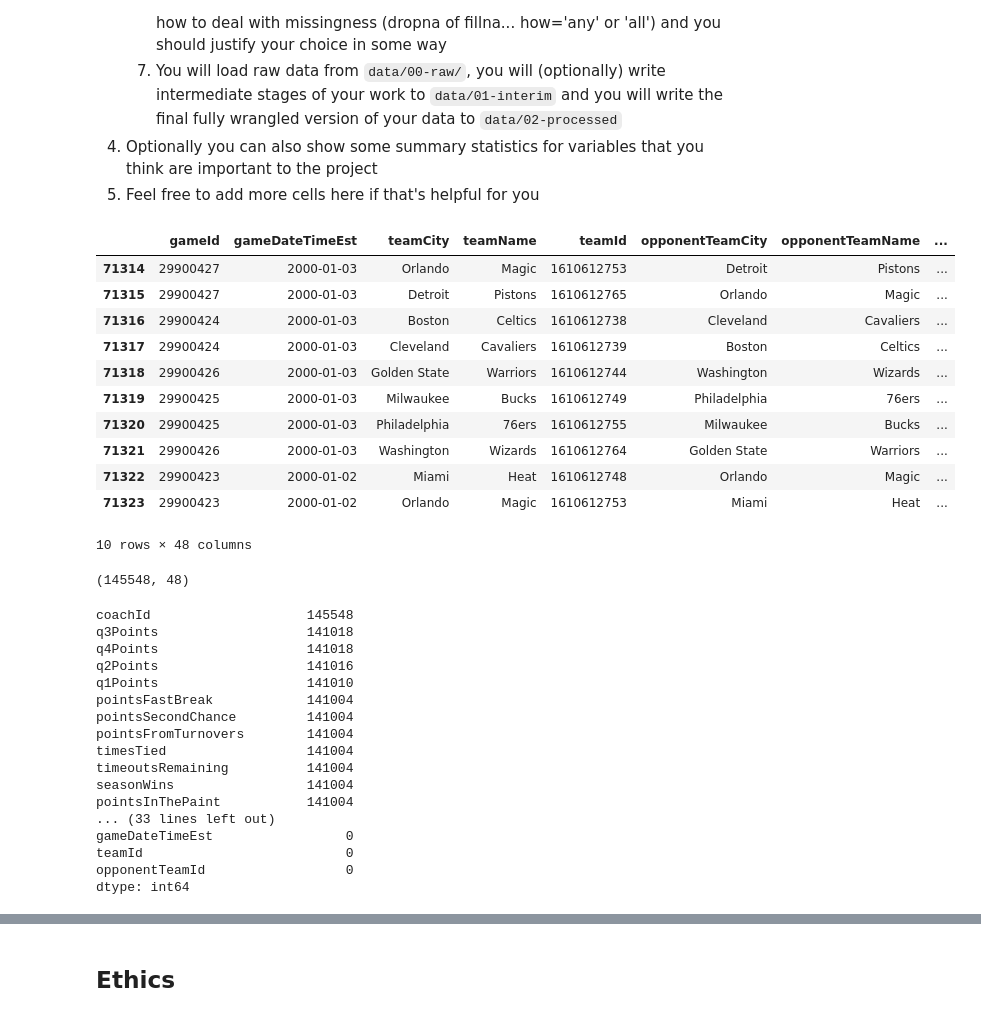
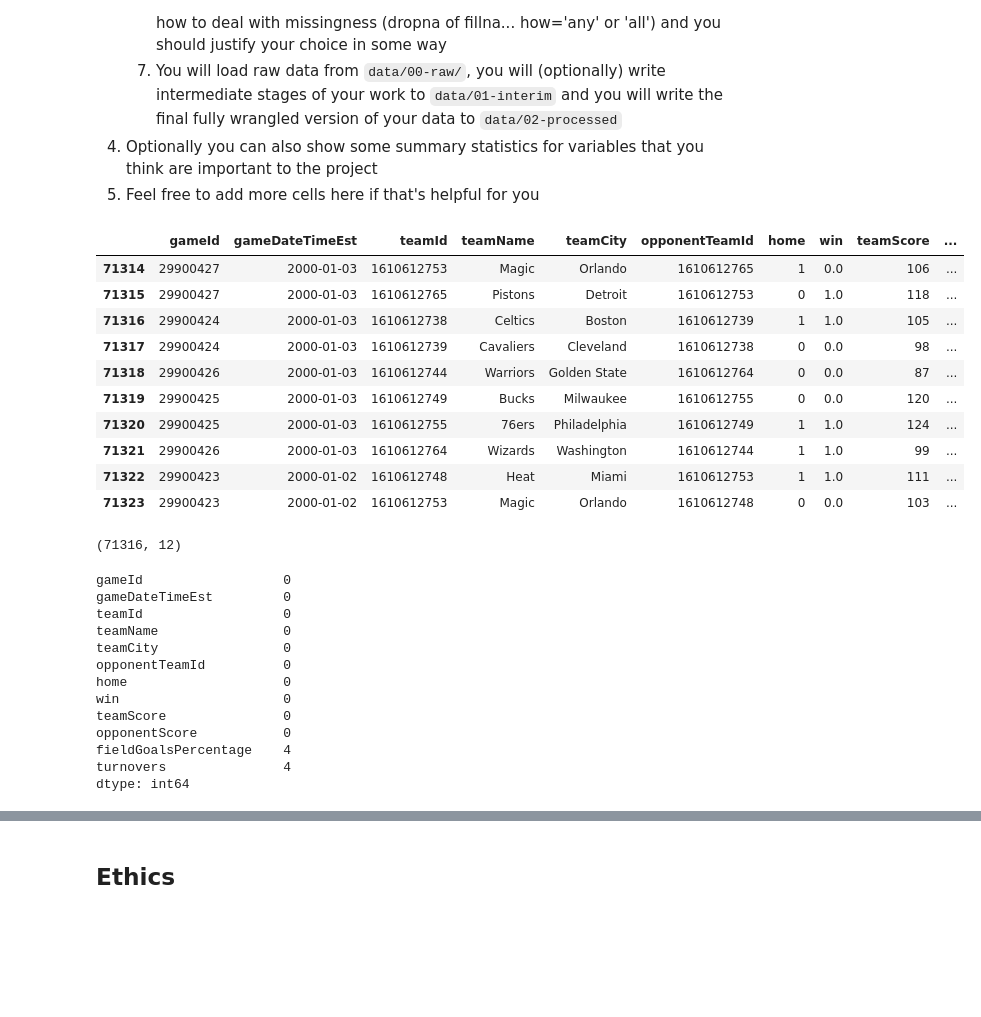
Before and after one commit to COGS108/Group052_WI26, a Jupyter notebook: 01-DataCheckpoint.ipynb, the cells around one changed output, grey strips where cells are left out. Drawn from its saved outputs; the diff is of its cells as text; code cells hidden in the pictures; blank space fills up the shorter version.

Commit message:
Finished TeamStatistics cleaning and data overview

```diff
--- a/01-DataCheckpoint.ipynb
+++ b/01-DataCheckpoint.ipynb
@@ -155,59 +168,73 @@ Instructions:
 # %%
 ## YOUR CODE TO LOAD/CLEAN/TIDY/WRANGLE THE DATA GOES HERE
 import pandas as pd
 import numpy as np
 
 tstats_df = pd.read_csv('TeamStatistics.csv')
 
 # Removes entries with NaN in "teamCity" column, effectively removing any
 # non-regular NBA games, like All-Star games.
 tstats_df = tstats_df.dropna(subset=["teamCity"])
 
 # Want to begin looking at data from 2000's onwards, so we filter out any games before 2000.
 # To help, we eliminate the time component of the "gameDateTimeEst" column, which is not needed for our analysis.
 tstats_df["gameDateTimeEst"] = pd.to_datetime(tstats_df["gameDateTimeEst"]).dt.date
 
 # Filter out games before 2000
 tstats_df = tstats_df[tstats_df["gameDateTimeEst"].apply(lambda x: x.year) >= 2000]
 
+# Keep only variables relevant to back-to-back analysis
+columns_to_keep = [
+    'gameId',
+    'gameDateTimeEst',
+    'teamId',
+    'teamName',
+    'teamCity',
+    'opponentTeamId',
+    'home',
+    'win',
+    'teamScore',
+    'opponentScore',
+    'fieldGoalsPercentage',
+    'turnovers'
+]
+
+tstats_df = tstats_df[columns_to_keep]
+
 # Tail shows the last 10 rows of the dataframe, which should be the oldest games in the dataset.
 tstats_df.tail(10)
 # %% [output]
-|  | gameId | gameDateTimeEst | teamCity | teamName | teamId | opponentTeamCity | opponentTeamName | ... |
-| 71314 | 29900427 | 2000-01-03 | Orlando | Magic | 1610612753 | Detroit | Pistons | ... |
-| 71315 | 29900427 | 2000-01-03 | Detroit | Pistons | 1610612765 | Orlando | Magic | ... |
-| 71316 | 29900424 | 2000-01-03 | Boston | Celtics | 1610612738 | Cleveland | Cavaliers | ... |
-| 71317 | 29900424 | 2000-01-03 | Cleveland | Cavaliers | 1610612739 | Boston | Celtics | ... |
-| 71318 | 29900426 | 2000-01-03 | Golden State | Warriors | 1610612744 | Washington | Wizards | ... |
-| 71319 | 29900425 | 2000-01-03 | Milwaukee | Bucks | 1610612749 | Philadelphia | 76ers | ... |
-| 71320 | 29900425 | 2000-01-03 | Philadelphia | 76ers | 1610612755 | Milwaukee | Bucks | ... |
-| 71321 | 29900426 | 2000-01-03 | Washington | Wizards | 1610612764 | Golden State | Warriors | ... |
-| 71322 | 29900423 | 2000-01-02 | Miami | Heat | 1610612748 | Orlando | Magic | ... |
-| 71323 | 29900423 | 2000-01-02 | Orlando | Magic | 1610612753 | Miami | Heat | ... |
+|  | gameId | gameDateTimeEst | teamId | teamName | teamCity | opponentTeamId | home | win | teamScore | ... |
+| 71314 | 29900427 | 2000-01-03 | 1610612753 | Magic | Orlando | 1610612765 | 1 | 0.0 | 106 | ... |
+| 71315 | 29900427 | 2000-01-03 | 1610612765 | Pistons | Detroit | 1610612753 | 0 | 1.0 | 118 | ... |
+| 71316 | 29900424 | 2000-01-03 | 1610612738 | Celtics | Boston | 1610612739 | 1 | 1.0 | 105 | ... |
+| 71317 | 29900424 | 2000-01-03 | 1610612739 | Cavaliers | Cleveland | 1610612738 | 0 | 0.0 | 98 | ... |
+| 71318 | 29900426 | 2000-01-03 | 1610612744 | Warriors | Golden State | 1610612764 | 0 | 0.0 | 87 | ... |
+| 71319 | 29900425 | 2000-01-03 | 1610612749 | Bucks | Milwaukee | 1610612755 | 0 | 0.0 | 120 | ... |
+| 71320 | 29900425 | 2000-01-03 | 1610612755 | 76ers | Philadelphia | 1610612749 | 1 | 1.0 | 124 | ... |
+| 71321 | 29900426 | 2000-01-03 | 1610612764 | Wizards | Washington | 1610612744 | 1 | 1.0 | 99 | ... |
+| 71322 | 29900423 | 2000-01-02 | 1610612748 | Heat | Miami | 1610612753 | 1 | 1.0 | 111 | ... |
+| 71323 | 29900423 | 2000-01-02 | 1610612753 | Magic | Orlando | 1610612748 | 0 | 0.0 | 103 | ... |
-10 rows × 48 columns
 # %%
 #size of data frame
 print(tstats_df.shape)
 # %% [output]
-(145548, 48)
+(71316, 12)
 # %%
 #check the number of null entries per column
 tstats_df.isnull().sum().sort_values(ascending = False)
+tstats_df.isnull().sum()
 # %% [output]
-coachId                    145548
-q3Points                   141018
-q4Points                   141018
-q2Points                   141016
-q1Points                   141010
-pointsFastBreak            141004
-pointsSecondChance         141004
-pointsFromTurnovers        141004
-timesTied                  141004
-timeoutsRemaining          141004
-seasonWins                 141004
-pointsInThePaint           141004
-... (33 lines left out)
-gameDateTimeEst                 0
-teamId                          0
-opponentTeamId                  0
+gameId                  0
+gameDateTimeEst         0
+teamId                  0
+teamName                0
+teamCity                0
+opponentTeamId          0
+home                    0
+win                     0
+teamScore               0
+opponentScore           0
+fieldGoalsPercentage    4
+turnovers               4
 dtype: int64
```
Also changed, not shown: parts of 3 cells of this notebook.
